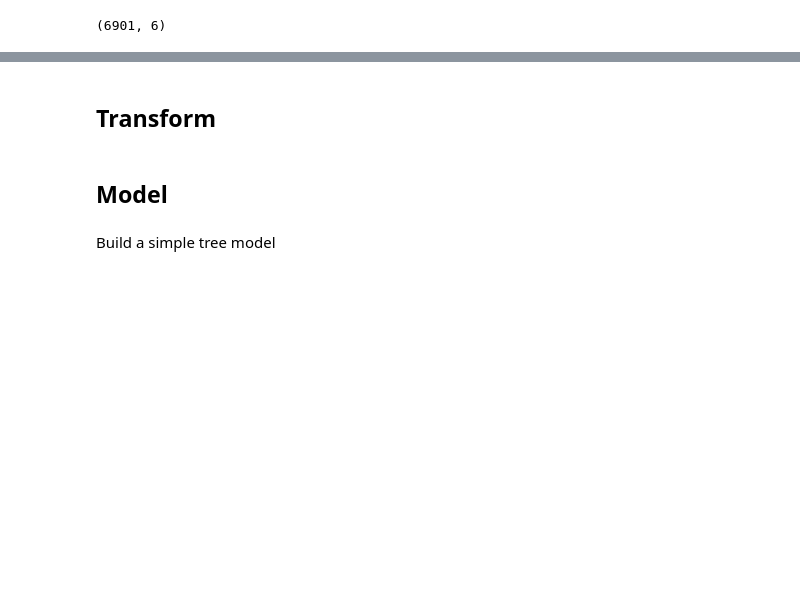
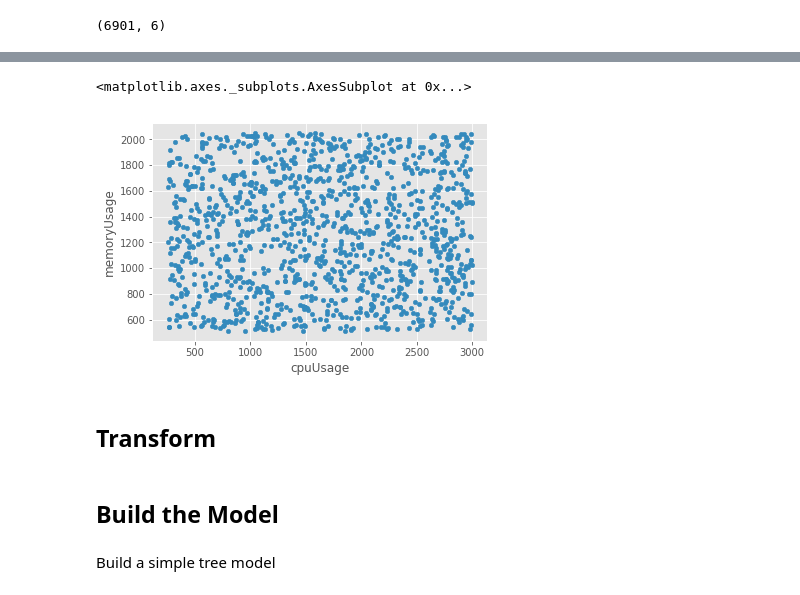
Before and after one commit to daaseucvmware/radio2018, a Jupyter notebook: vmResourceAllocation/resourceAllocation.ipynb, the cells around one changed output, grey strips where cells are left out. Drawn from its saved outputs; the diff is of its cells as text; code cells hidden in the pictures; blank space fills up the shorter version.

Commit message:
Creating a model -1

```diff
--- a/vmResourceAllocation/resourceAllocation.ipynb
+++ b/vmResourceAllocation/resourceAllocation.ipynb
@@ -82,0 +128,3 @@ df.shape
+# %%
+dfbalrog = df.loc[df['userName'] == 'Balrog']
+dfbalrog.head()
@@ -83,5 +138,8 @@ df.shape
 # %%
-#df.plot.scatter(x= 'cpuUsage', y='memoryUsage', c='userName')
+dfbalrog.plot.scatter(x = 'cpuUsage', y = 'memoryUsage', alpha = 1)
+# %% [output]
+<matplotlib.axes._subplots.AxesSubplot at 0x...>
+[figure, added]
 # %% [markdown]
 ## Transform
 # %%
@@ -90,7 +148,7 @@ df.shape
 # %%
 #df.plot.scatter(x = 'log_age', y = 'log_income', c='default',alpha = 0.2, cmap = 'viridis')
 # %% [markdown]
-## Model
+## Build the Model
 # %% [markdown]
 Build a simple tree model
 # %%
```
Also changed, not shown: parts of 25 cells of this notebook, 2 other files.
